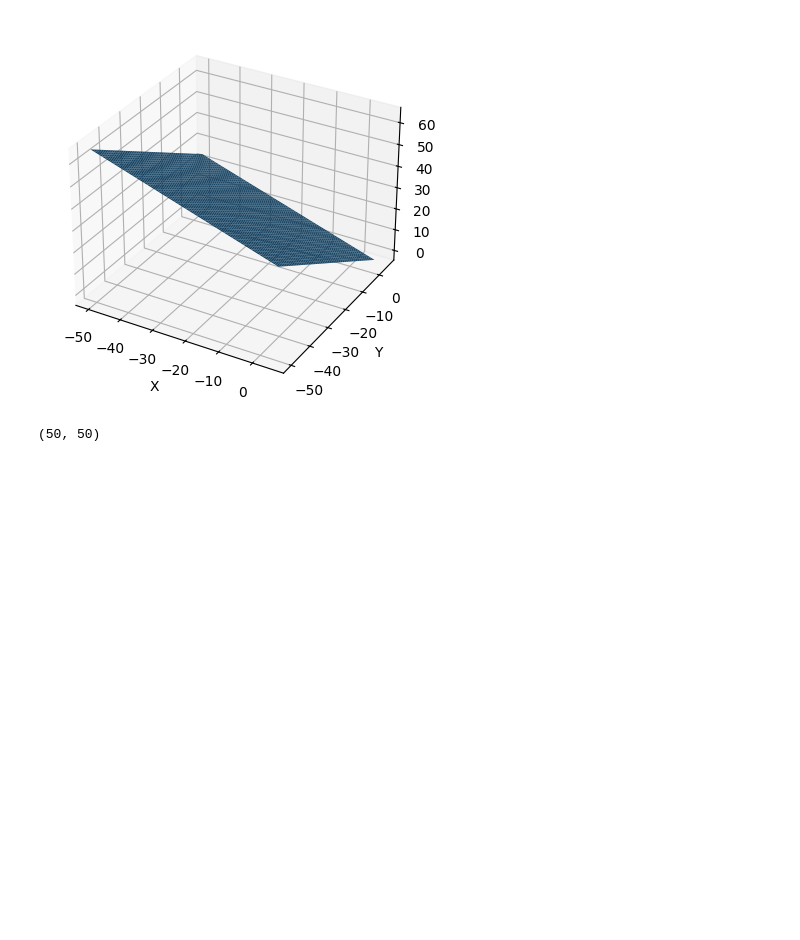
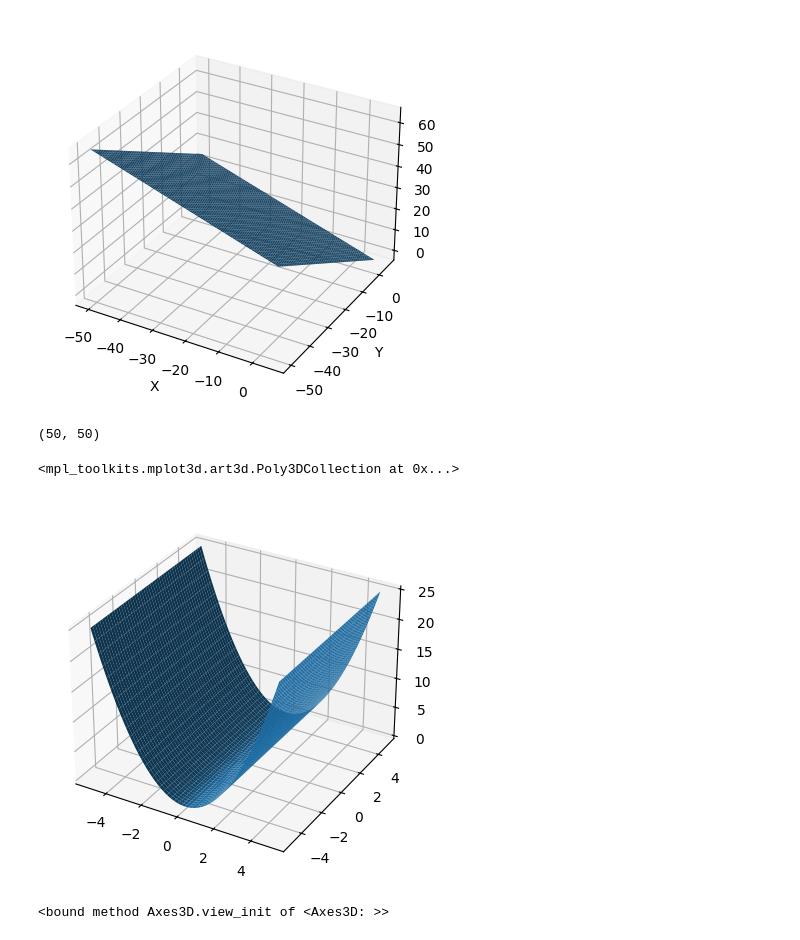
Before and after one commit to ODARI-CHARLES1/mathCompendium, a Jupyter notebook: Calculus/Vector_calculus/vector_calculus.ipynb, the cells around one changed output. Saved outputs shown, nothing was run; the diff lists cells and outputs as text; code cells hidden in the pictures; blank space fills up the shorter version.

Commit message:
Chore:update vector calculus with 3d plot and animation

```diff
--- a/Calculus/Vector_calculus/vector_calculus.ipynb
+++ b/Calculus/Vector_calculus/vector_calculus.ipynb
@@ -77,3 +85,19 @@ plt.show()
 X.shape
 # %% [output]
 (50, 50)
+# %%
+_=np.linspace(-5,5,1000)
+X,Y=np.meshgrid(_,_)
+
+
+Z=X**2;
+fig,ax=plt.subplots(subplot_kw={"projection":"3d"})
+ax.plot_surface(X,Y,Z)
+#ax.view_init(0,45,0)
+# %% [output]
+<mpl_toolkits.mplot3d.art3d.Poly3DCollection at 0x...>
+[figure, added]
+# %%
+ax.view_init
+# %% [output]
+<bound method Axes3D.view_init of <Axes3D: >>
```
Also changed, not shown: parts of 3 cells of this notebook.
